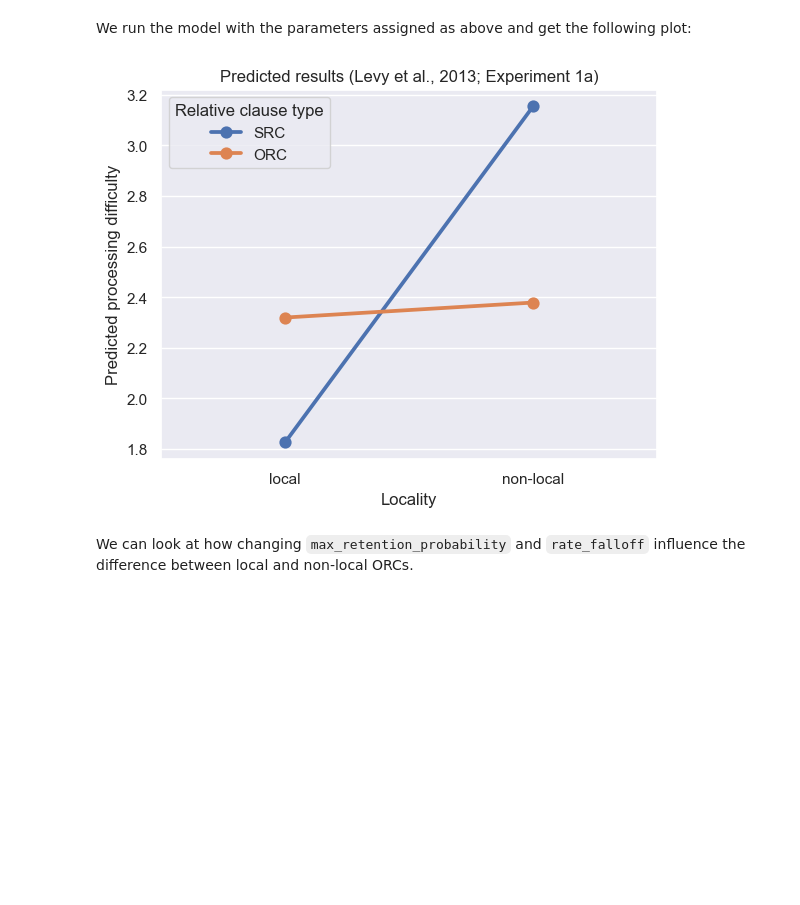
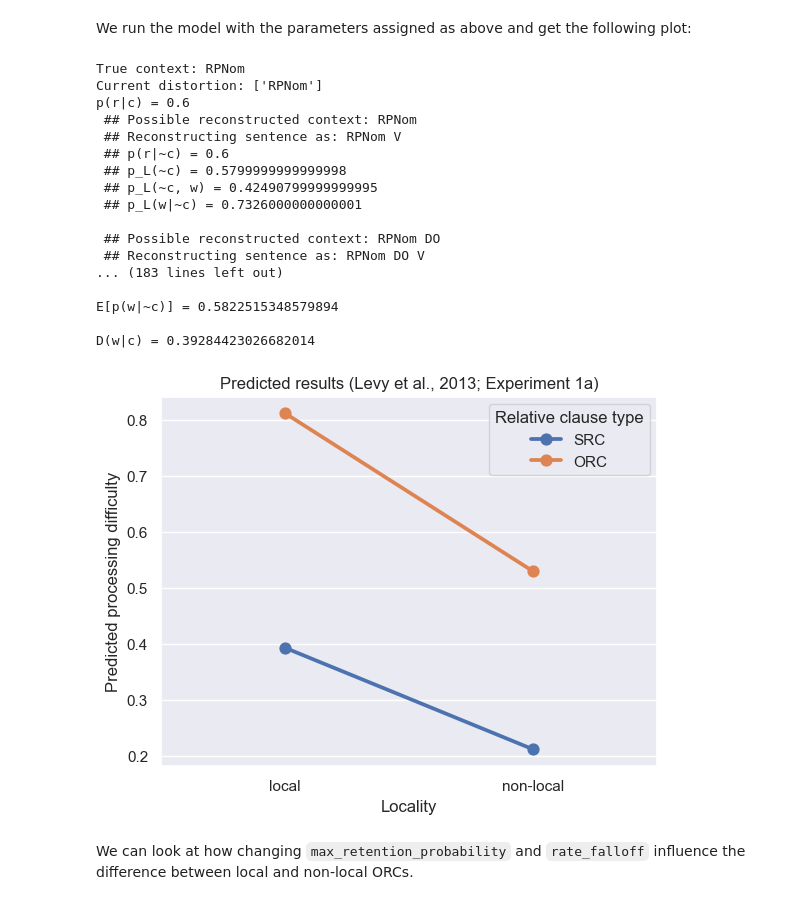
Before and after one commit to johen12/toylossy, a Jupyter notebook: toylossy_demo.ipynb, the cells around one changed output. Drawn from its saved outputs; the diff is of its cells as text; code cells hidden in the pictures; blank space fills up the shorter version.

Commit message:
Formula is correct now for processing difficulty

```diff
--- a/toylossy_demo.ipynb
+++ b/toylossy_demo.ipynb
@@ -19,7 +19,7 @@ warnings.filterwarnings("ignore")
 pcfg_russian = PCFG.fromstring(
     grammars.gen_russian_grammar_exp2(
         p_src = 0.58,
-        p_src_local = 0.94,
+        p_src_local = 0.99,
         p_orc_local = 0.36,
         p_one_arg = 0.92,
         p_adj_interveners = 0.26,
@@ -53,25 +53,42 @@ sns.pointplot(expdata.levy_exp1a_verb,
 # %% [markdown]
 We run the model with the parameters assigned as above and get the following plot:
 # %%
-src_local = model_russian.calculate_processing_difficulty("RPNom V".split())
+src_local = model_russian.calculate_processing_difficulty("RPNom V".split(), True)
 src_non_local = model_russian.calculate_processing_difficulty("RPNom DO V".split())
 
 orc_local = model_russian.calculate_processing_difficulty("RPAcc V".split())
 orc_non_local = model_russian.calculate_processing_difficulty("RPAcc Subj V".split(), False)
 
 sim_data_exp1 = pd.DataFrame({
     "Predicted processing difficulty": [src_local, src_non_local, orc_local, orc_non_local],
     "Relative clause type": ["SRC", "SRC", "ORC", "ORC"],
     "Locality": ["local", "non-local", "local", "non-local"]
 })
 
 sns.pointplot(sim_data_exp1,
               x = "Locality",
               y = "Predicted processing difficulty",
               hue = "Relative clause type"
 ).set_title("Predicted results (Levy et al., 2013; Experiment 1a)");
 # %% [output]
+True context: RPNom
+Current distortion: ['RPNom']
+p(r|c) = 0.6
+ ## Possible reconstructed context: RPNom
+ ## Reconstructing sentence as: RPNom V
+ ## p(r|~c) = 0.6
+ ## p_L(~c) = 0.5799999999999998
+ ## p_L(~c, w) = 0.42490799999999995
+ ## p_L(w|~c) = 0.7326000000000001
+
+ ## Possible reconstructed context: RPNom DO
+ ## Reconstructing sentence as: RPNom DO V
+... (183 lines left out)
+
+E[p(w|~c)] = 0.5822515348579894
+
+D(w|c) = 0.39284423026682014
-[figure, old version]
+[figure, new version]
 # %% [markdown]
 We can look at how changing `max_retention_probability` and `rate_falloff` influence the difference between local and non-local ORCs.
 # %%
```
Also changed, not shown: parts of 17 cells of this notebook, 2 other files.
